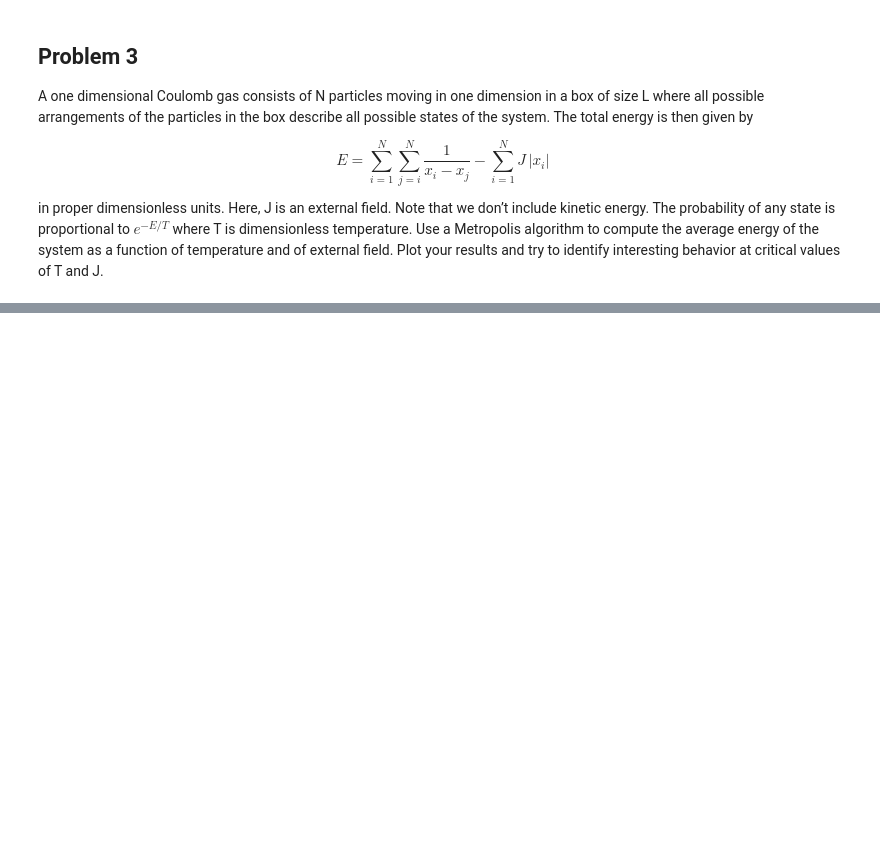
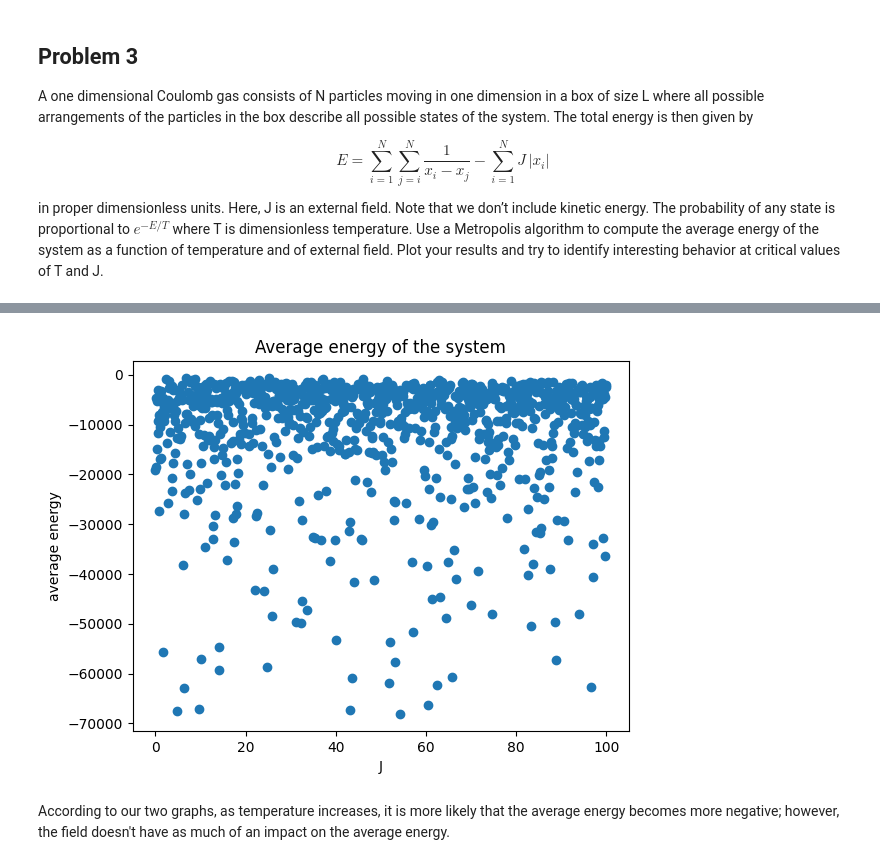
Before and after one commit to chtang-hmc/PHYS064, a Jupyter notebook: HW9C.ipynb, the cells around one changed output, grey strips where cells are left out. Cells and saved outputs as stored; diff of their text form; code cells hidden in the pictures; blank space fills up the shorter version.

```diff
--- a/HW9C.ipynb
+++ b/HW9C.ipynb
@@ -105,0 +125,15 @@ def metropolis_algorithm(a, b, n):
+# %%
+# calculate the average energy for different fields
+J = np.linspace(0, 100, 1000)
+average_E = np.array([get_average_E(J = j) for j in J])
+
+# plot the results
+plt.scatter(J, average_E)
+plt.xlabel('J')
+plt.ylabel('average energy')
+plt.title('Average energy of the system')
+plt.show()
+# %% [output]
+[figure, added]
+# %% [markdown]
+According to our two graphs, as temperature increases, it is more likely that the average energy becomes more negative; however, the field doesn't have as much of an impact on the average energy.
```
Also changed, not shown: parts of 4 cells of this notebook, 1 other file.
